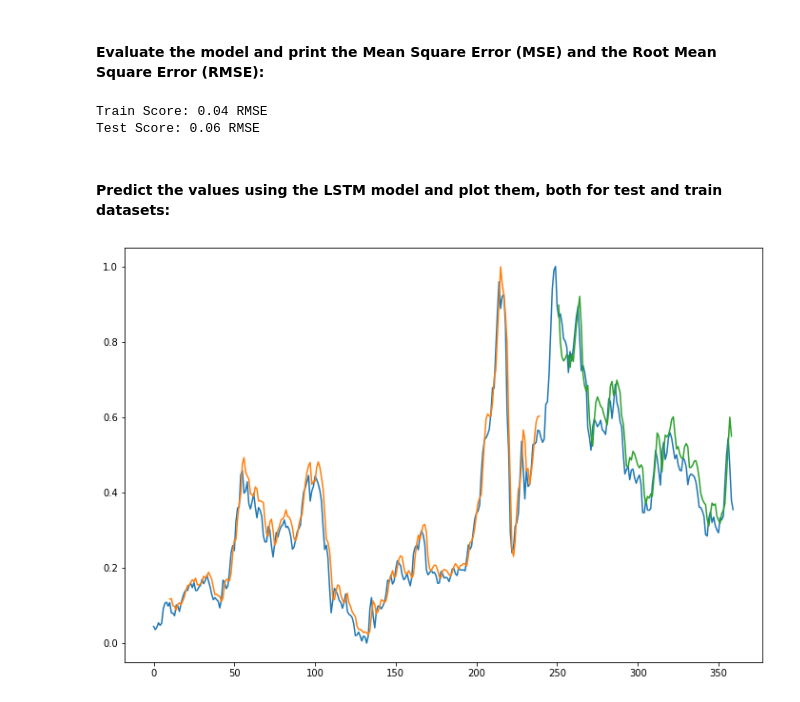
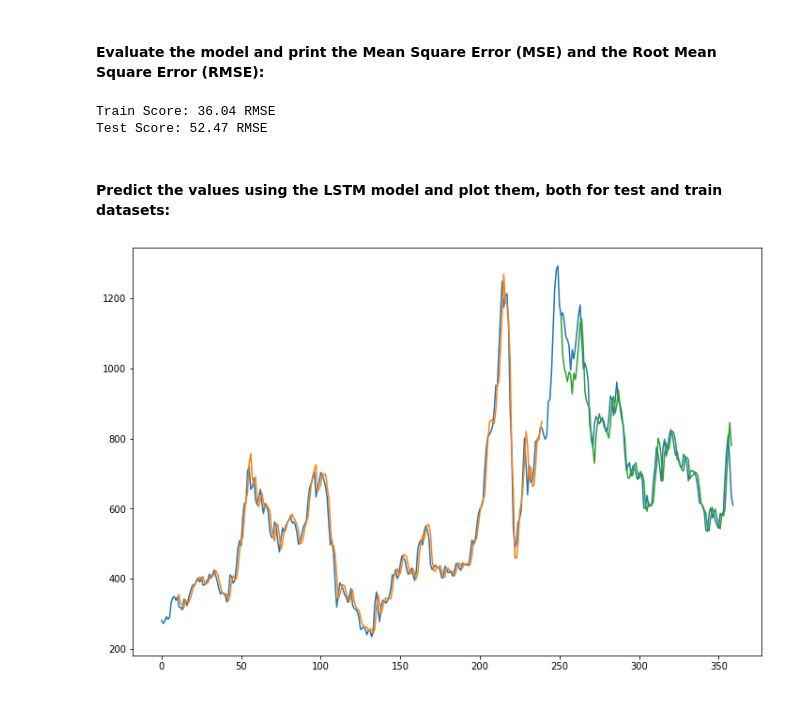
Before and after one commit to mofuoku417/Crude-Palm-Oil-Price-Prediction, a Jupyter notebook: Crude_PalmOil_Price_Prediction_using_LSTM.ipynb, the cells around one changed output. Saved outputs shown, nothing was run; the diff lists cells and outputs as text; code cells hidden in the pictures.

```diff
--- a/Crude_PalmOil_Price_Prediction_using_LSTM.ipynb
+++ b/Crude_PalmOil_Price_Prediction_using_LSTM.ipynb
@@ -60,0 +57,7 @@ Text(0, 0.5, 'cpo_pri')
+# %%
+data = data.iloc[:,1].values
+plt.plot(data)
+plt.xlabel('time')
+plt.ylabel('monthly price of crude oil')
+plt.title('monthly price of crude oil to production')
+plt.show()
@@ -149,23 +155,23 @@ print('Train Score: %.2f RMSE' % (trainScore))
 testScore = math.sqrt(mean_squared_error(testY[0], testPredict[:,0]))
 print('Test Score: %.2f RMSE' % (testScore))
 # %% [output]
-Train Score: 0.04 RMSE
-Test Score: 0.06 RMSE
+Train Score: 36.04 RMSE
+Test Score: 52.47 RMSE
 # %% [markdown]
 #### Predict the values using the LSTM model and plot them, both for test and train datasets:
 # %%
 trainPredictPlot = np.empty_like(data)
 trainPredictPlot[:, :] = np.nan
 trainPredictPlot[timestamp:len(trainPredict)+timestamp, :] = trainPredict
 
-testPredictPlot = np.empty_like(dataset)
+testPredictPlot = np.empty_like(data)
 testPredictPlot[:, :] = np.nan
-testPredictPlot[len(trainPredict)+(timestamp*2)+1:len(dataset)-1, :] = testPredict
+testPredictPlot[len(trainPredict)+(timestamp*2)+1:len(data)-1, :] = testPredict
 
 plt.figure(figsize=(12, 8))
 plt.plot(scaler.inverse_transform(data))
 plt.plot(trainPredictPlot)
 plt.plot(testPredictPlot)
 plt.show()
 # %% [output]
-[figure, old version]
+[figure, new version]
```
Also changed, not shown: parts of 6 cells of this notebook.
